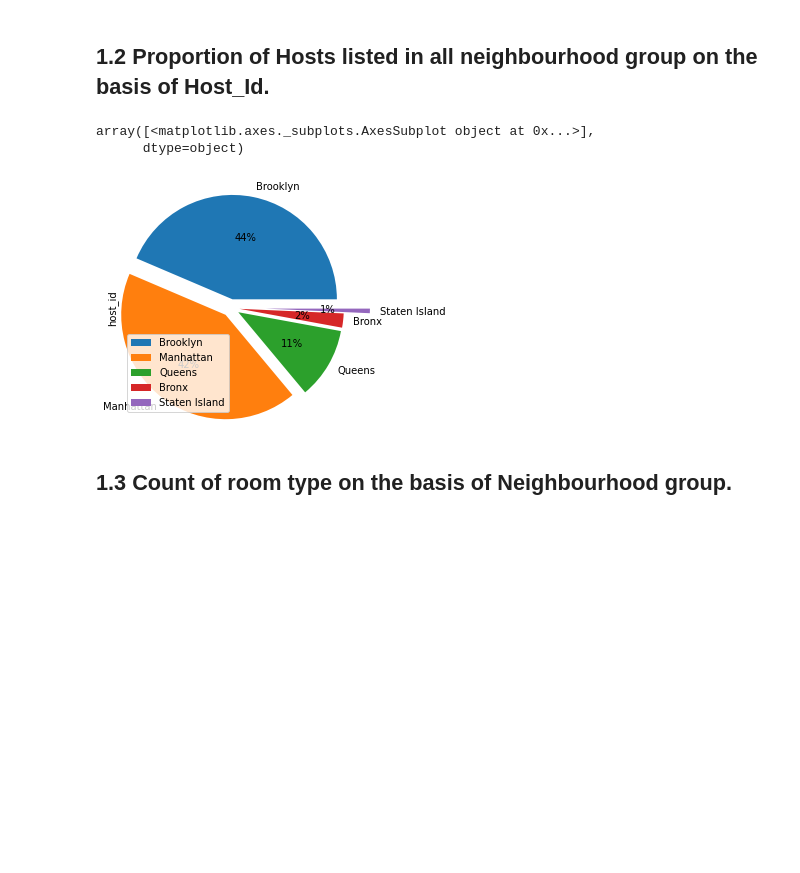
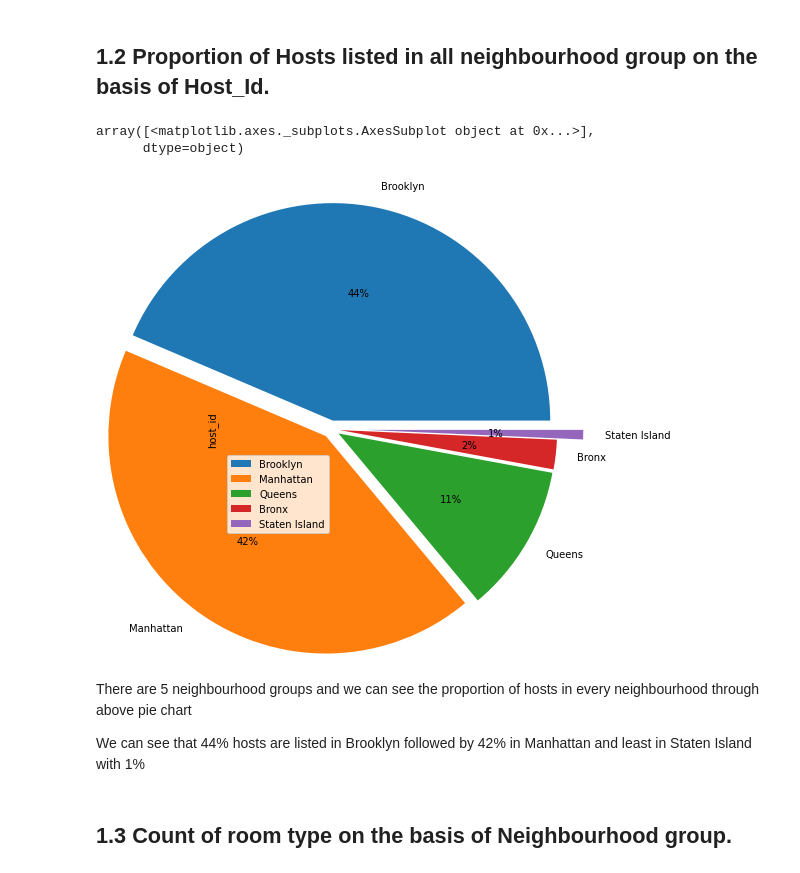
Before and after one commit to 007jayesh/Airbnb-Data-Analysis, a Jupyter notebook: Airbnb_Bookings_Analysis_Capstone_Project.ipynb, the cells around one changed output. Cells and saved outputs as stored; diff of their text form; code cells hidden in the pictures; blank space fills up the shorter version.

```diff
--- a/Airbnb_Bookings_Analysis_Capstone_Project.ipynb
+++ b/Airbnb_Bookings_Analysis_Capstone_Project.ipynb
@@ -237,13 +333,19 @@ Most_listed_host[:10].plot(kind='bar')
 # %% [markdown]
 ## **1.2 Proportion of Hosts listed in all neighbourhood group on the basis of Host_Id.**
 # %%
+#creating the pie chart of Hosts listed in all neighbourhood group on the basis of Host_Id
 colors = sns.color_palette('pastel')
 Popular_host_areawise = df_no_outlier[['host_id','neighbourhood_group']].groupby(['neighbourhood_group']).nunique('host_id').sort_values('host_id',ascending=False)
-Popular_host_areawise.plot(kind='pie',subplots=True,radius=1.2,autopct='%.0f%%',explode=[0.1,0.1,0.1,0.1,0.4])
+Popular_host_areawise.plot(kind='pie',subplots=True,radius=2.5,autopct='%.0f%%',explode=[0.1,0.1,0.1,0.1,0.4])
 # %% [output]
 array([<matplotlib.axes._subplots.AxesSubplot object at 0x...>],
       dtype=object)
-[figure, old version]
+[figure, new version]
+# %% [markdown]
+There are 5 neighbourhood groups and we can see the proportion of hosts in every neighbourhood through above pie chart
+
+
+We can see that 44% hosts are listed in Brooklyn followed by 42% in Manhattan and least in Staten Island with 1%
 # %% [markdown]
 ## **1.3 Count of room type on the basis of Neighbourhood group.**
 # %%
```
Also changed, not shown: parts of 71 cells of this notebook.
